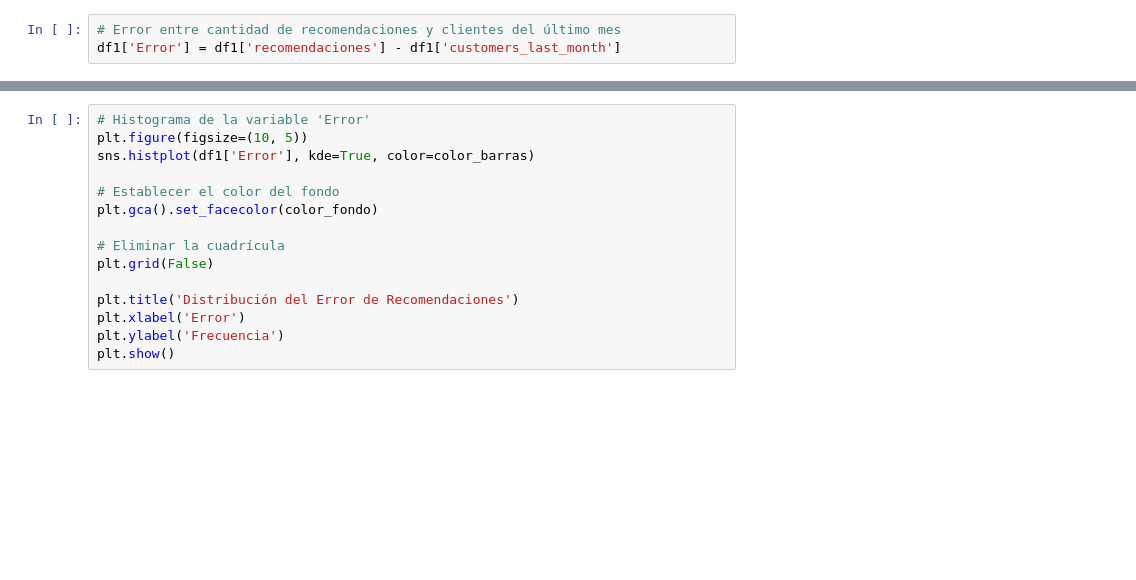
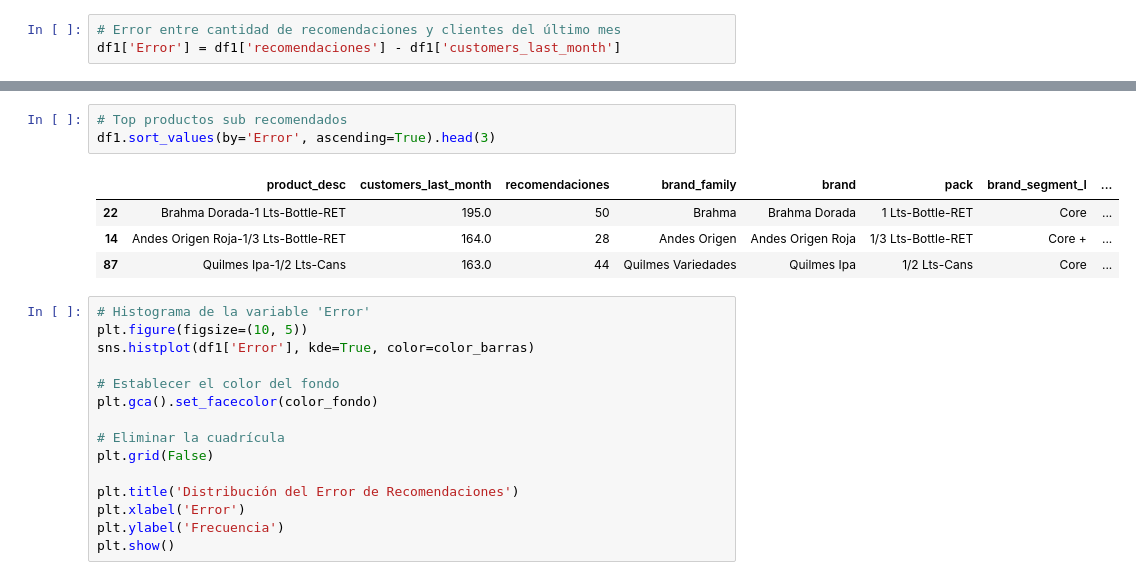
Before and after one commit to abrilnoguera/TestQuilmes, a Jupyter notebook: 1_Analisis.ipynb, the cells around one changed output, grey strips where cells are left out. Cells and saved outputs as stored; diff of their text form; blank space fills up the shorter version.

```diff
--- a/1_Analisis.ipynb
+++ b/1_Analisis.ipynb
@@ -733,3 +745,11 @@ df1['Error'] = df1['recomendaciones'] - df1['customers_last_month']
+# %%
+# Top productos sub recomendados
+df1.sort_values(by='Error', ascending=True).head(3)
+# %% [output]
+|  | product_desc | customers_last_month | recomendaciones | brand_family | brand | pack | brand_segment_I | ... |
+| 22 | Brahma Dorada-1 Lts-Bottle-RET | 195.0 | 50 | Brahma | Brahma Dorada | 1 Lts-Bottle-RET | Core | ... |
+| 14 | Andes Origen Roja-1/3 Lts-Bottle-RET | 164.0 | 28 | Andes Origen | Andes Origen Roja | 1/3 Lts-Bottle-RET | Core + | ... |
+| 87 | Quilmes Ipa-1/2 Lts-Cans | 163.0 | 44 | Quilmes Variedades | Quilmes Ipa | 1/2 Lts-Cans | Core | ... |
 # %%
 # Histograma de la variable 'Error'
 plt.figure(figsize=(10, 5))
```
Also changed, not shown: parts of 4 cells of this notebook, 3 other files.
